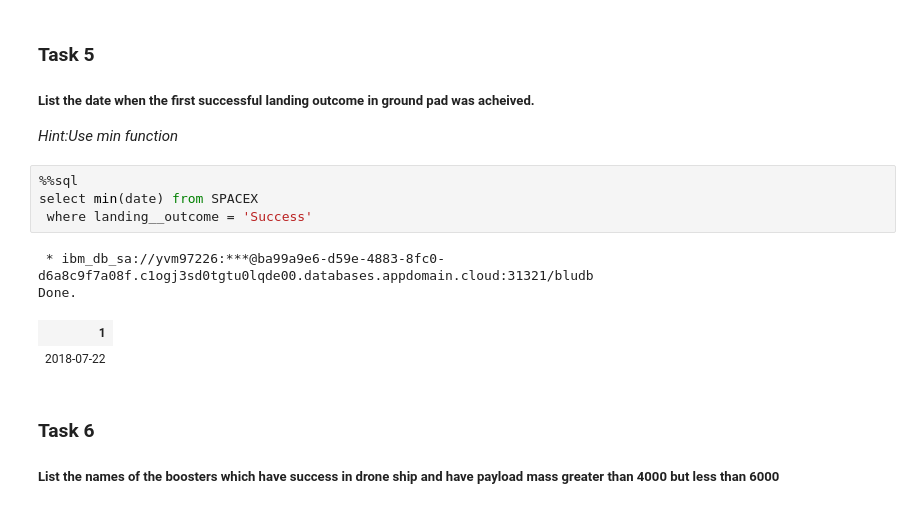
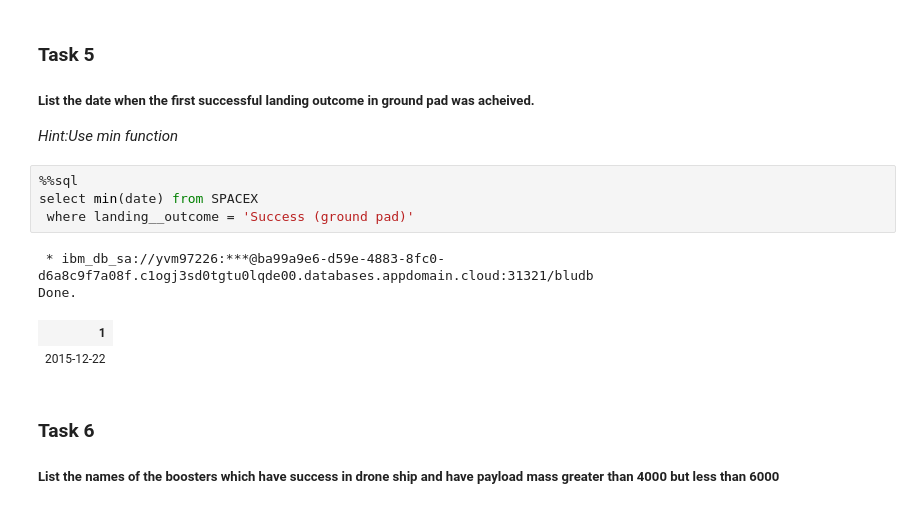
Before and after one commit to BAKINTU/Data-Science-Capstone-Project, a Jupyter notebook: EDA with SQL .ipynb, the cells around one changed output. Saved outputs shown, nothing was run; the diff lists cells and outputs as text.

```diff
--- a/EDA with SQL .ipynb
+++ b/EDA with SQL .ipynb
@@ -210,12 +212,12 @@ Done.
 # %%
 %%sql
 select min(date) from SPACEX
- where landing__outcome = 'Success'
+ where landing__outcome = 'Success (ground pad)'
 # %% [output]
  * ibm_db_sa://yvm97226:***@ba99a9e6-d59e-4883-8fc0-d6a8c9f7a08f.c1ogj3sd0tgtu0lqde00.databases.appdomain.cloud:31321/bludb
 Done.
 | 1 |
-| 2018-07-22 |
+| 2015-12-22 |
 # %% [markdown]
 ### Task 6
 
```
Also changed, not shown: parts of 3 cells of this notebook.
